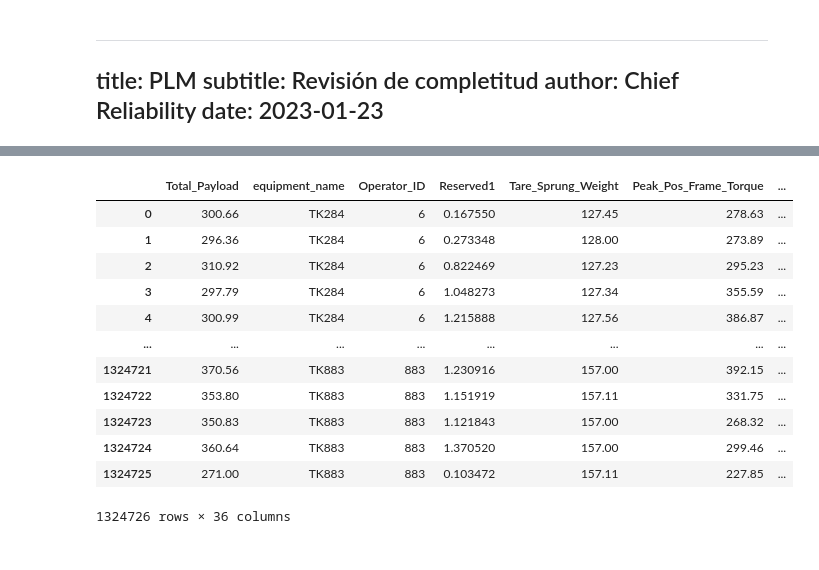
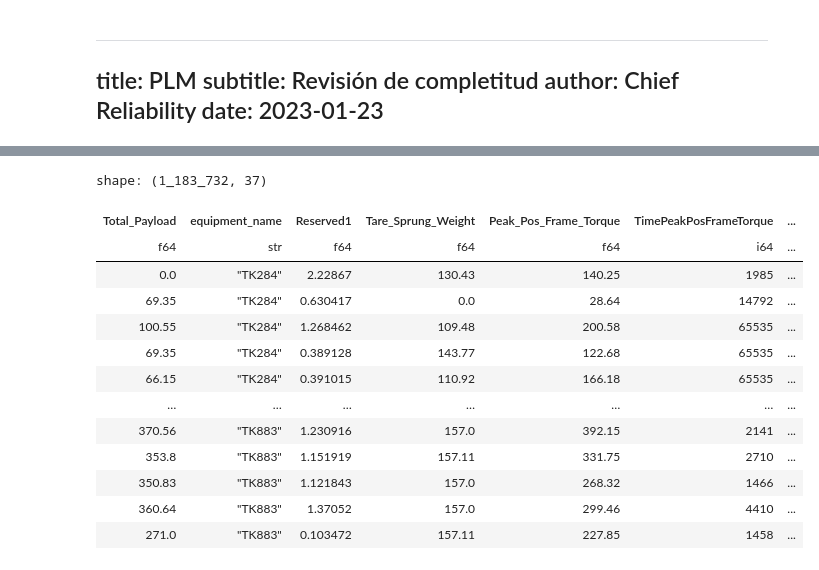
Before and after one commit to cecilvega/kbook, a Jupyter notebook: operation/plm.ipynb, the cells around one changed output, grey strips where cells are left out. Drawn from its saved outputs; the diff is of its cells as text; code cells hidden in the pictures.

```diff
--- a/operation/plm.ipynb
+++ b/operation/plm.ipynb
@@ -40,17 +44,43 @@ from kdags.resources.ggplot import *
 # %%
-df = Readr.Operation.read_haul(context).to_pandas()
-df
+haul_df = Readr.Operation.read_haul(context)
-# %% [output]
-|  | Total_Payload | equipment_name | Operator_ID | Reserved1 | Tare_Sprung_Weight | Peak_Pos_Frame_Torque | ... |
-| 0 | 300.66 | TK284 | 6 | 0.167550 | 127.45 | 278.63 | ... |
-| 1 | 296.36 | TK284 | 6 | 0.273348 | 128.00 | 273.89 | ... |
-| 2 | 310.92 | TK284 | 6 | 0.822469 | 127.23 | 295.23 | ... |
-| 3 | 297.79 | TK284 | 6 | 1.048273 | 127.34 | 355.59 | ... |
-| 4 | 300.99 | TK284 | 6 | 1.215888 | 127.56 | 386.87 | ... |
-| ... | ... | ... | ... | ... | ... | ... | ... |
-| 1324721 | 370.56 | TK883 | 883 | 1.230916 | 157.00 | 392.15 | ... |
-| 1324722 | 353.80 | TK883 | 883 | 1.151919 | 157.11 | 331.75 | ... |
-| 1324723 | 350.83 | TK883 | 883 | 1.121843 | 157.00 | 268.32 | ... |
-| 1324724 | 360.64 | TK883 | 883 | 1.370520 | 157.00 | 299.46 | ... |
-| 1324725 | 271.00 | TK883 | 883 | 0.103472 | 157.11 | 227.85 | ... |
-1324726 rows × 36 columns
+# %%
+df = haul_df.clone()
+df = df.drop(["Operator_ID"])
+# First, convert the date string to a date type
+# df = df.with_columns(pl.col("metric_date").str.to_date("%Y-%m-%d").alias("metric_date"))
+
+# Then, convert the time string to a time type
+df = df.with_columns(pl.col("PTime").str.to_time().alias("PTime"))
+
+# Finally, combine the date and time columns into a datetime
+df = df.with_columns(
+    pl.col("metric_date").dt.combine(pl.col("PTime")).alias("metric_datetime")
+).filter(pl.col("metric_datetime").dt.year() >= 2021)
+df = df.drop(["PTime"]).rename({"Peak_Sprung_Load": "peak_sprung_load"})
+df = df.with_columns(
+    pl.col("peak_sprung_load")
+    .rolling_mean_by(by="metric_datetime", window_size="120d")
+    .alias("rolling_fleet_peak_sprung_load")
+)
+df = df.with_columns(
+    pl.col("peak_sprung_load")
+    .rolling_mean_by(by="metric_datetime", window_size="120d")
+    .over("equipment_name")
+    .alias("rolling_peak_sprung_load")
+)
+df
+# %% [output]
+shape: (1_183_732, 37)
+| Total_Payload | equipment_name | Reserved1 | Tare_Sprung_Weight | Peak_Pos_Frame_Torque | TimePeakPosFrameTorque | ... |
+| f64 | str | f64 | f64 | f64 | i64 | ... |
+| 0.0 | "TK284" | 2.22867 | 130.43 | 140.25 | 1985 | ... |
+| 69.35 | "TK284" | 0.630417 | 0.0 | 28.64 | 14792 | ... |
+| 100.55 | "TK284" | 1.268462 | 109.48 | 200.58 | 65535 | ... |
+| 69.35 | "TK284" | 0.389128 | 143.77 | 122.68 | 65535 | ... |
+| 66.15 | "TK284" | 0.391015 | 110.92 | 166.18 | 65535 | ... |
+| … | … | … | … | … | … | ... |
+| 370.56 | "TK883" | 1.230916 | 157.0 | 392.15 | 2141 | ... |
+| 353.8 | "TK883" | 1.151919 | 157.11 | 331.75 | 2710 | ... |
+| 350.83 | "TK883" | 1.121843 | 157.0 | 268.32 | 1466 | ... |
+| 360.64 | "TK883" | 1.37052 | 157.0 | 299.46 | 4410 | ... |
+| 271.0 | "TK883" | 0.103472 | 157.11 | 227.85 | 1458 | ... |
```
Also changed, not shown: parts of 6 cells of this notebook, 2 other files.
